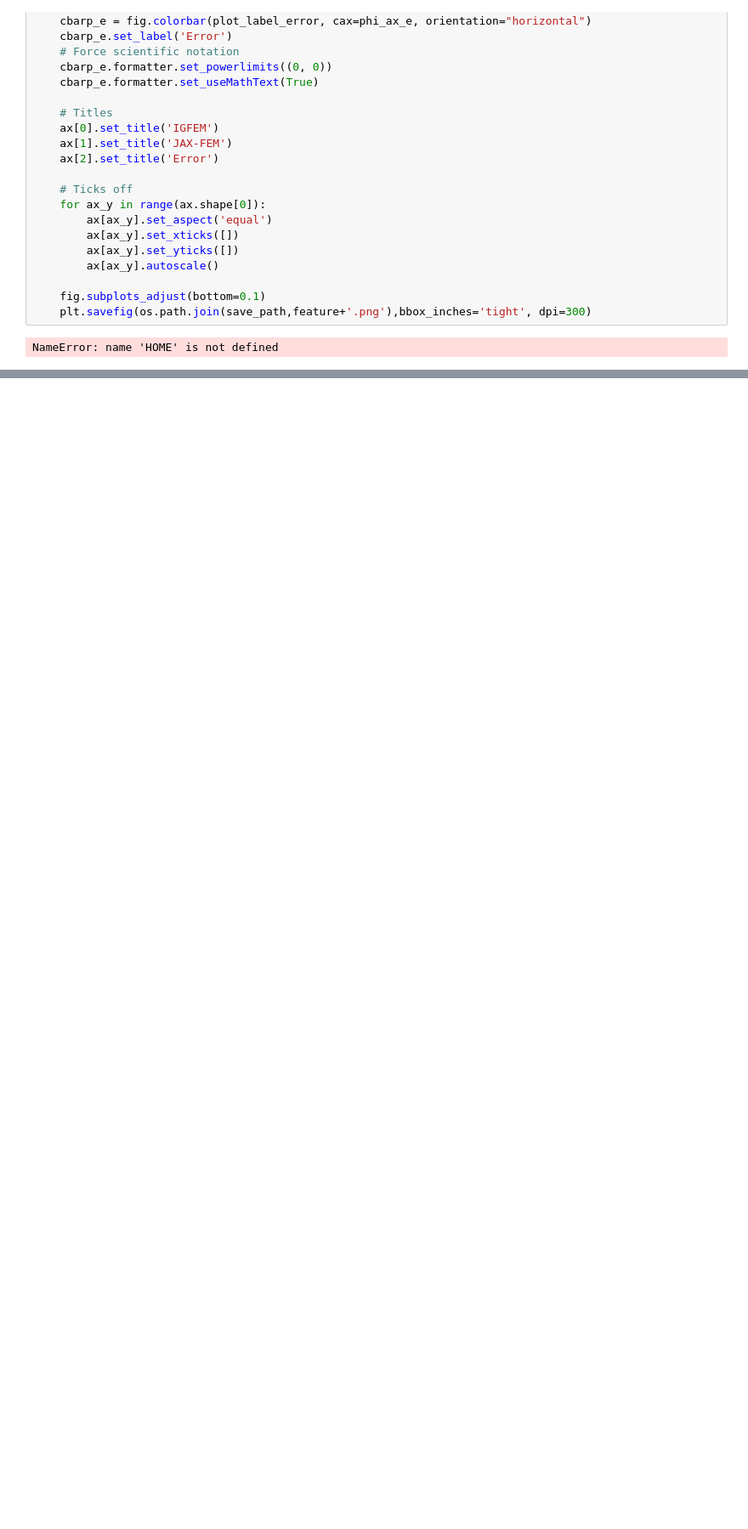
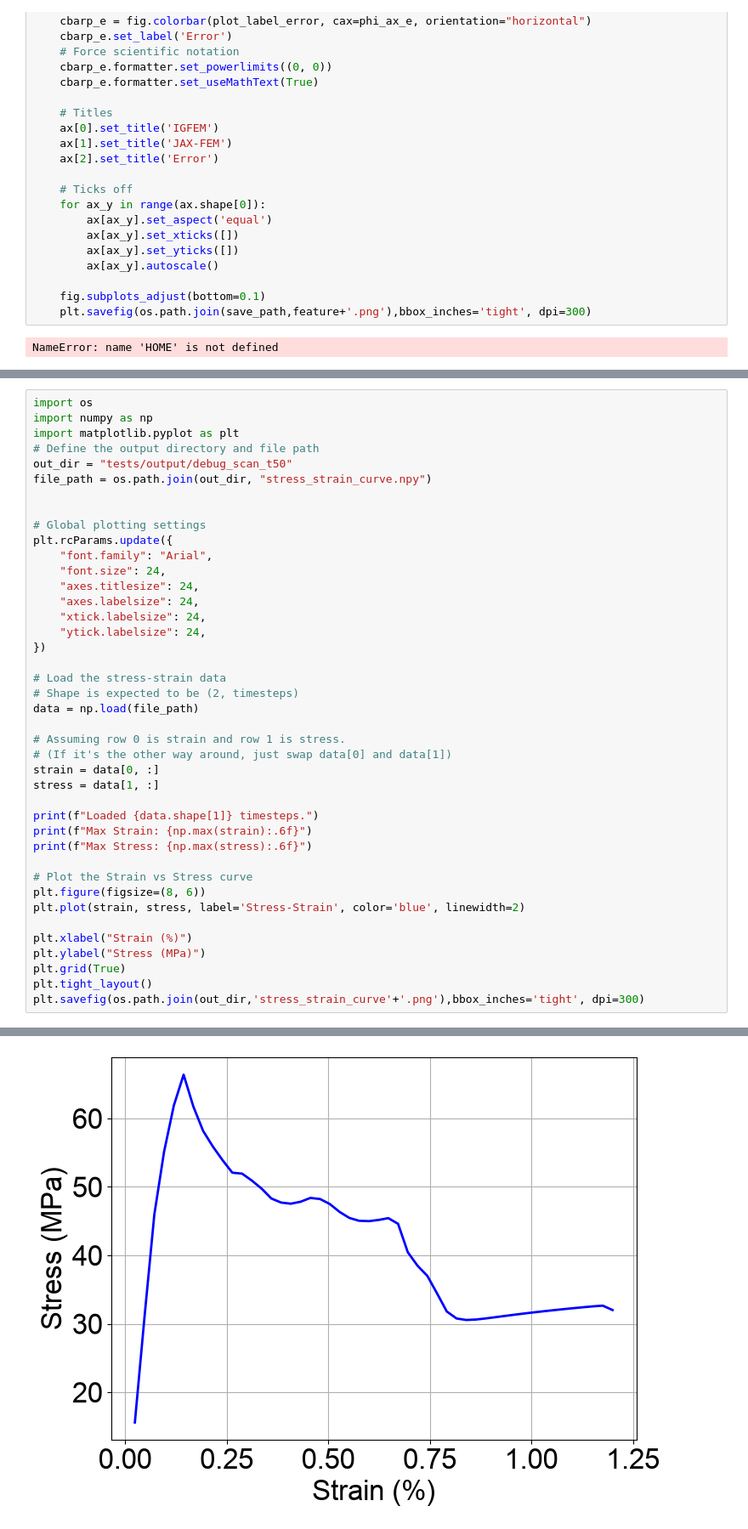
Before and after one commit to KeithBallard/fea-in-jax, a Jupyter notebook: postprocess.ipynb, the cells around one changed output, grey strips where cells are left out. Shown at 85% size. Saved outputs shown, nothing was run; the diff lists cells and outputs as text; blank space fills up the shorter version.

```diff
--- a/postprocess.ipynb
+++ b/postprocess.ipynb
@@ -585,0 +618,42 @@ NameError: name 'HOME' is not defined
+# %%
+import os
+import numpy as np
+import matplotlib.pyplot as plt
+# Define the output directory and file path
+out_dir = "tests/output/debug_scan_t50"
+file_path = os.path.join(out_dir, "stress_strain_curve.npy")
+
+
+# Global plotting settings
+plt.rcParams.update({
+    "font.family": "Arial",
+    "font.size": 24,
+    "axes.titlesize": 24,
+    "axes.labelsize": 24,
+    "xtick.labelsize": 24,
+    "ytick.labelsize": 24,
+})
+
+# Load the stress-strain data
+# Shape is expected to be (2, timesteps)
+data = np.load(file_path)
+
+# Assuming row 0 is strain and row 1 is stress.
+# (If it's the other way around, just swap data[0] and data[1])
+strain = data[0, :]
+stress = data[1, :]
+
+print(f"Loaded {data.shape[1]} timesteps.")
+print(f"Max Strain: {np.max(strain):.6f}")
+print(f"Max Stress: {np.max(stress):.6f}")
+
+# Plot the Strain vs Stress curve
+plt.figure(figsize=(8, 6))
+plt.plot(strain, stress, label='Stress-Strain', color='blue', linewidth=2)
+
+plt.xlabel("Strain (%)")
+plt.ylabel("Stress (MPa)")
+plt.grid(True)
+plt.tight_layout()
+plt.savefig(os.path.join(out_dir,'stress_strain_curve'+'.png'),bbox_inches='tight', dpi=300)
+# %% [output]
@@ -585,0 +663 @@ NameError: name 'HOME' is not defined
+[figure, added]
```
Also changed, not shown: parts of 7 cells of this notebook, 11 other files.
